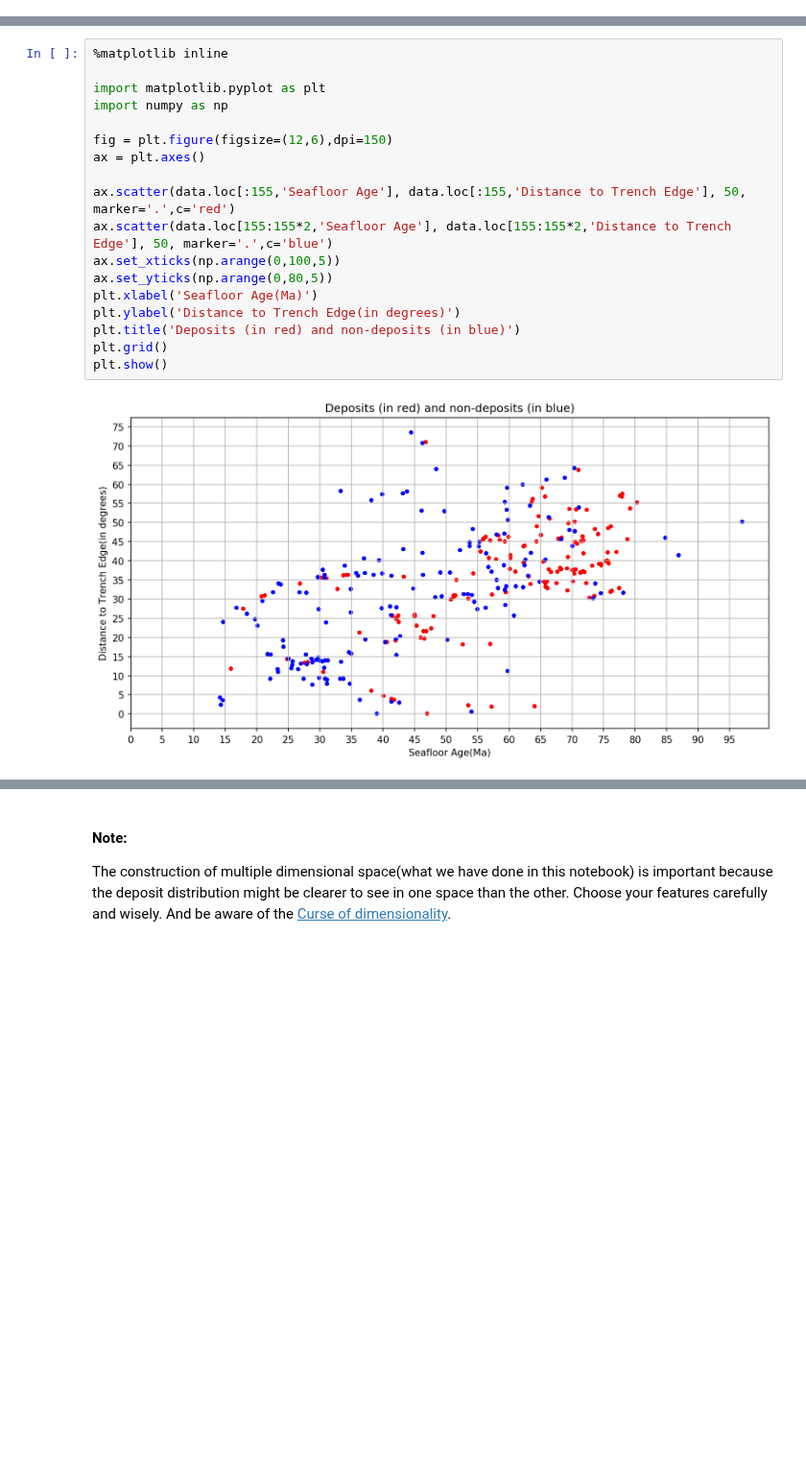
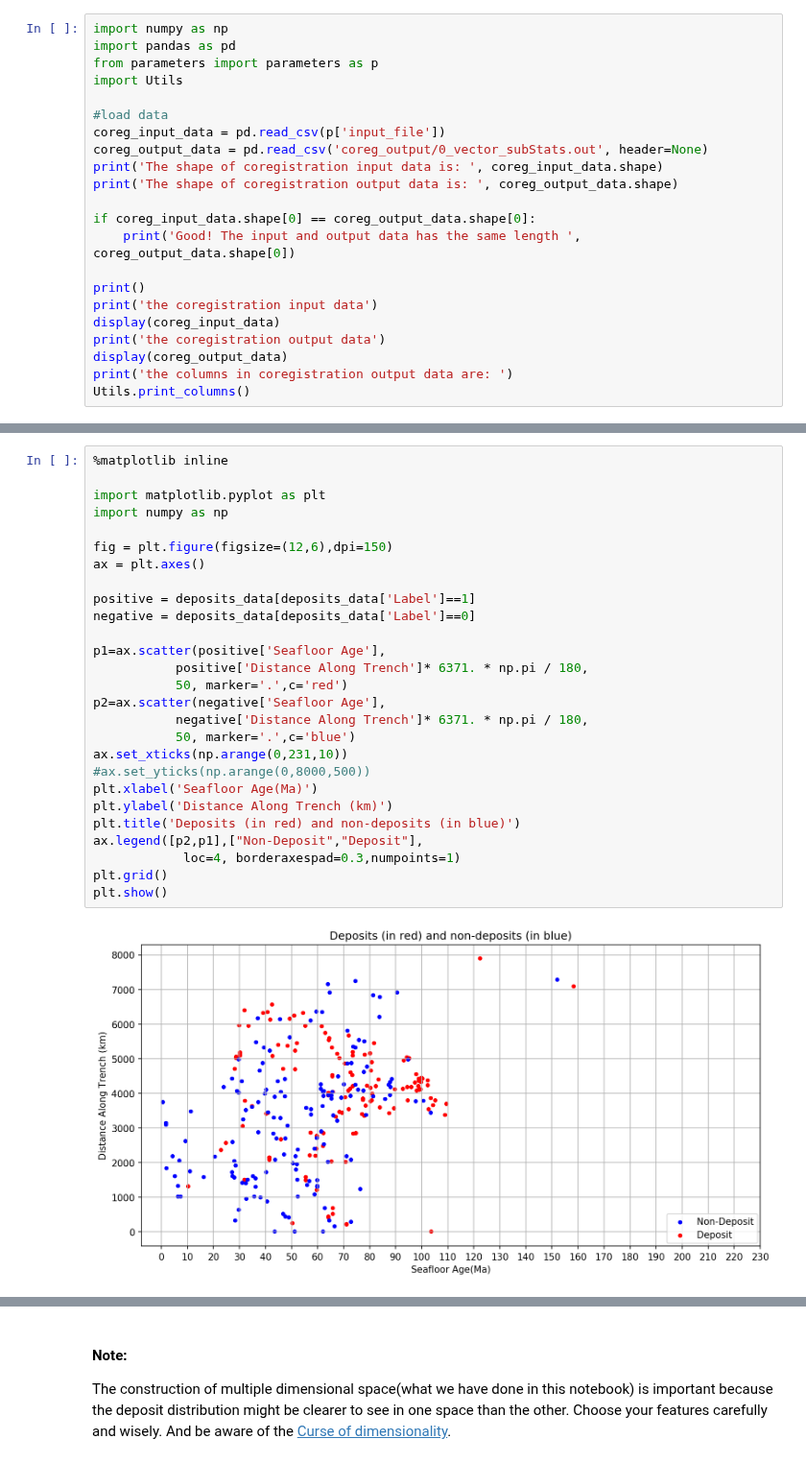
Before and after one commit to EarthByte/spatio-temporal-exploration, a Jupyter notebook: python/4_Data_Wrangling.ipynb, the cells around one changed output, grey strips where cells are left out. Shown at 96% size. Cells and saved outputs as stored; diff of their text form; blank space fills up the shorter version.

```diff
--- a/python/4_Data_Wrangling.ipynb
+++ b/python/4_Data_Wrangling.ipynb
@@ -51,0 +15,22 @@ The train and test data has been saved!
+# %%
+import numpy as np
+import pandas as pd
+from parameters import parameters as p
+import Utils
+
+#load data
+coreg_input_data = pd.read_csv(p['input_file'])
+coreg_output_data = pd.read_csv('coreg_output/0_vector_subStats.out', header=None)
+print('The shape of coregistration input data is: ', coreg_input_data.shape)
+print('The shape of coregistration output data is: ', coreg_output_data.shape)
+
+if coreg_input_data.shape[0] == coreg_output_data.shape[0]:
+    print('Good! The input and output data has the same length ', coreg_output_data.shape[0])
+
+print()
+print('the coregistration input data')
+display(coreg_input_data)
+print('the coregistration output data')
+display(coreg_output_data)
+print('the columns in coregistration output data are: ')
+Utils.print_columns()
@@ -56,20 +193,29 @@ Sometimes we can see a bit about the deposit distribution in the 2D plots. Somet
 # %%
 %matplotlib inline
 
 import matplotlib.pyplot as plt
 import numpy as np
 
 fig = plt.figure(figsize=(12,6),dpi=150)
 ax = plt.axes()
 
-ax.scatter(data.loc[:155,'Seafloor Age'], data.loc[:155,'Distance to Trench Edge'], 50, marker='.',c='red')
-ax.scatter(data.loc[155:155*2,'Seafloor Age'], data.loc[155:155*2,'Distance to Trench Edge'], 50, marker='.',c='blue')
-ax.set_xticks(np.arange(0,100,5))
-ax.set_yticks(np.arange(0,80,5))
+positive = deposits_data[deposits_data['Label']==1]
+negative = deposits_data[deposits_data['Label']==0]
+
+p1=ax.scatter(positive['Seafloor Age'],
+           positive['Distance Along Trench']* 6371. * np.pi / 180,
+           50, marker='.',c='red')
+p2=ax.scatter(negative['Seafloor Age'],
+           negative['Distance Along Trench']* 6371. * np.pi / 180,
+           50, marker='.',c='blue')
+ax.set_xticks(np.arange(0,231,10))
+#ax.set_yticks(np.arange(0,8000,500))
 plt.xlabel('Seafloor Age(Ma)')
-plt.ylabel('Distance to Trench Edge(in degrees)')
+plt.ylabel('Distance Along Trench (km)')
 plt.title('Deposits (in red) and non-deposits (in blue)')
+ax.legend([p2,p1],["Non-Deposit","Deposit"],
+            loc=4, borderaxespad=0.3,numpoints=1)
 plt.grid()
 plt.show()
 # %% [output]
-[figure, old version]
+[figure, new version]
```
Also changed, not shown: parts of 12 cells of this notebook, 7 other files.
